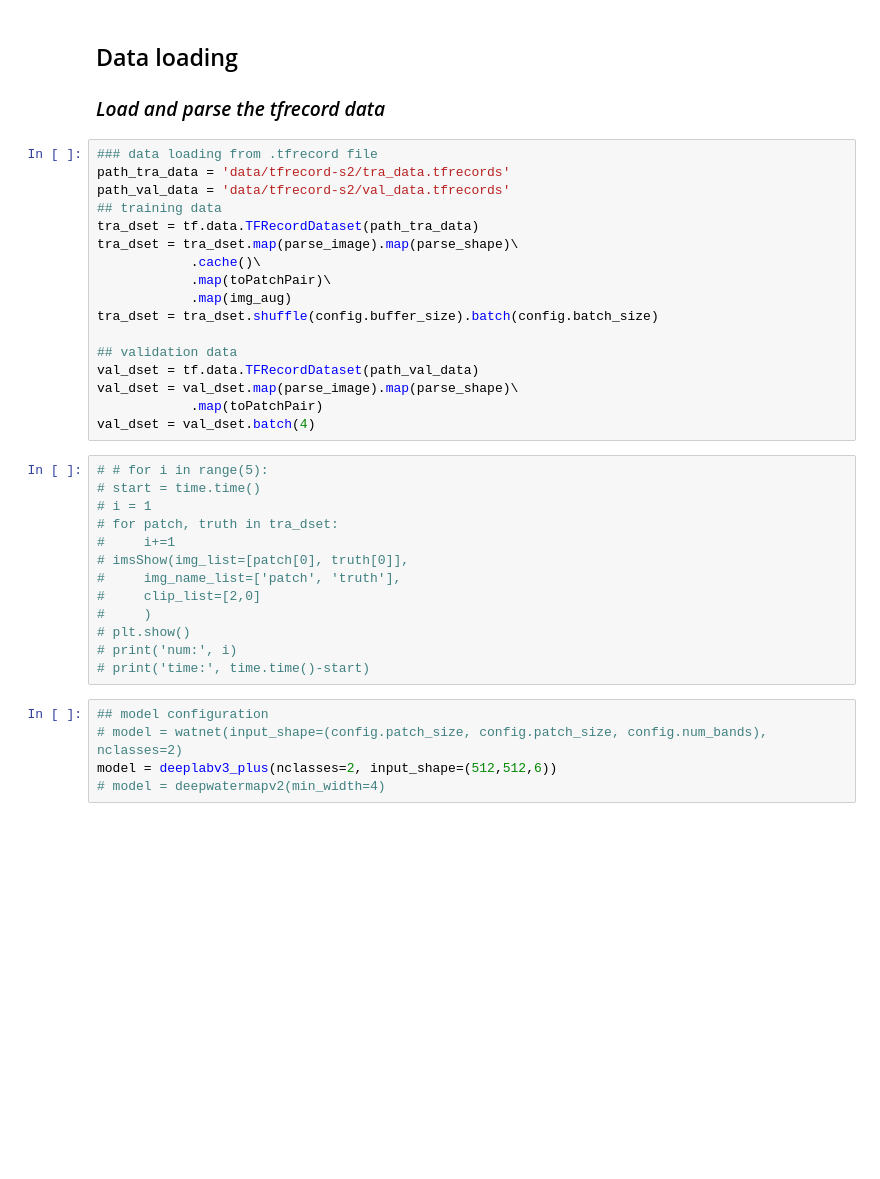
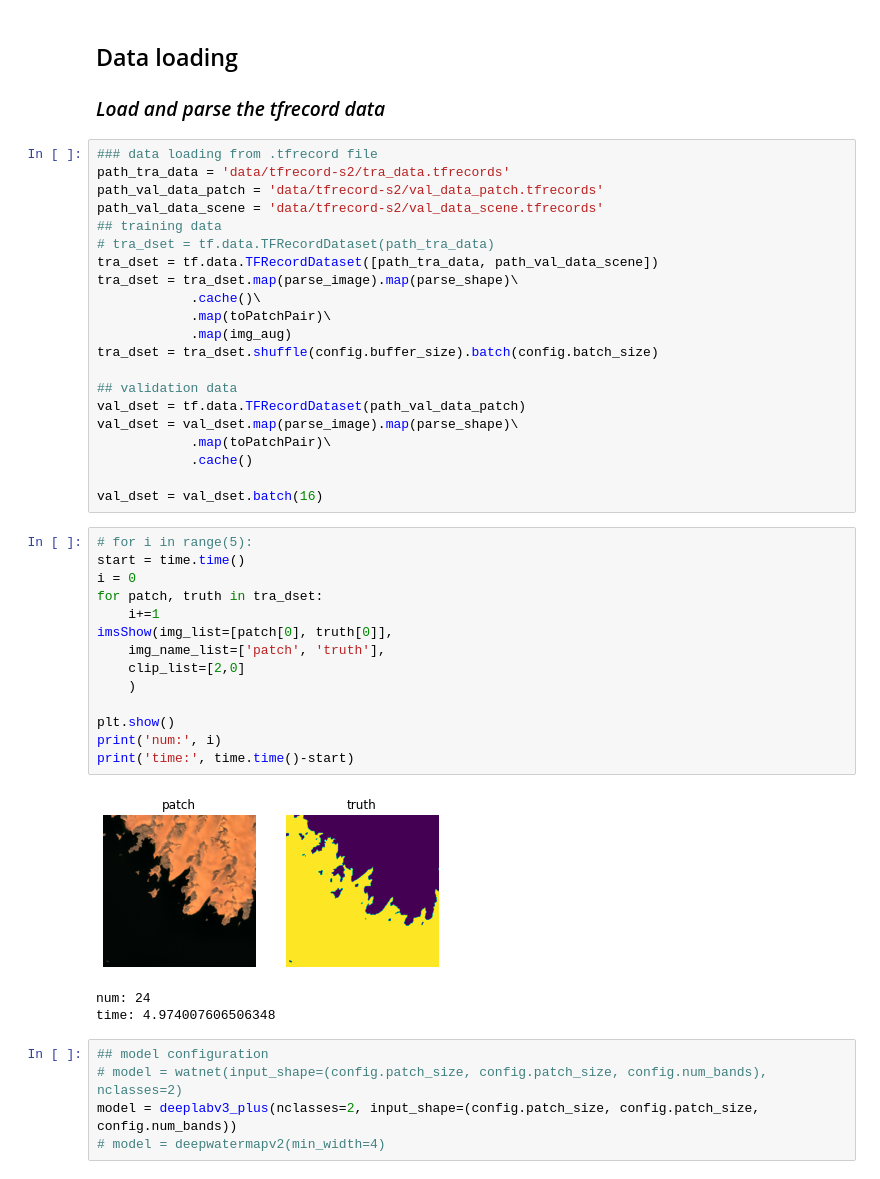
Before and after one commit to xinluo2018/WatNet, a Jupyter notebook: notebooks/trainer.ipynb, the cells around one changed output. Saved outputs shown, nothing was run; the diff lists cells and outputs as text; blank space fills up the shorter version.

```diff
--- a/notebooks/trainer.ipynb
+++ b/notebooks/trainer.ipynb
@@ -30,9 +28,11 @@ from dataloader.tfrecord_io import parse_image,parse_shape,toPatchPair
 # %%
 ### data loading from .tfrecord file
 path_tra_data = 'data/tfrecord-s2/tra_data.tfrecords'
-path_val_data = 'data/tfrecord-s2/val_data.tfrecords'
+path_val_data_patch = 'data/tfrecord-s2/val_data_patch.tfrecords'
+path_val_data_scene = 'data/tfrecord-s2/val_data_scene.tfrecords'
 ## training data
-tra_dset = tf.data.TFRecordDataset(path_tra_data)
+# tra_dset = tf.data.TFRecordDataset(path_tra_data)
+tra_dset = tf.data.TFRecordDataset([path_tra_data, path_val_data_scene])
 tra_dset = tra_dset.map(parse_image).map(parse_shape)\
             .cache()\
             .map(toPatchPair)\
@@ -40,27 +40,34 @@ tra_dset = tra_dset.map(parse_image).map(parse_shape)\
 tra_dset = tra_dset.shuffle(config.buffer_size).batch(config.batch_size)
 
 ## validation data
-val_dset = tf.data.TFRecordDataset(path_val_data)
+val_dset = tf.data.TFRecordDataset(path_val_data_patch)
 val_dset = val_dset.map(parse_image).map(parse_shape)\
-            .map(toPatchPair)
-val_dset = val_dset.batch(4)
+            .map(toPatchPair)\
+            .cache()
+
+val_dset = val_dset.batch(16)
 # %%
-# # for i in range(5):
-# start = time.time()
-# i = 1
-# for patch, truth in tra_dset:
-#     i+=1
-# imsShow(img_list=[patch[0], truth[0]],
-#     img_name_list=['patch', 'truth'],
-#     clip_list=[2,0]
-#     )
-# plt.show()
-# print('num:', i)
-# print('time:', time.time()-start)
+# for i in range(5):
+start = time.time()
+i = 0
+for patch, truth in tra_dset:
+    i+=1
+imsShow(img_list=[patch[0], truth[0]],
+    img_name_list=['patch', 'truth'],
+    clip_list=[2,0]
+    )
+
+plt.show()
+print('num:', i)
+print('time:', time.time()-start)
+# %% [output]
+[figure, added]
+num: 24
+time: 4.974007606506348
 # %%
 ## model configuration
 # model = watnet(input_shape=(config.patch_size, config.patch_size, config.num_bands), nclasses=2)
-model = deeplabv3_plus(nclasses=2, input_shape=(512,512,6))
+model = deeplabv3_plus(nclasses=2, input_shape=(config.patch_size, config.patch_size, config.num_bands))
 # model = deepwatermapv2(min_width=4)
 # %%
 '''------1. train step------'''
```
Also changed, not shown: parts of 6 cells of this notebook, 20 other files.
